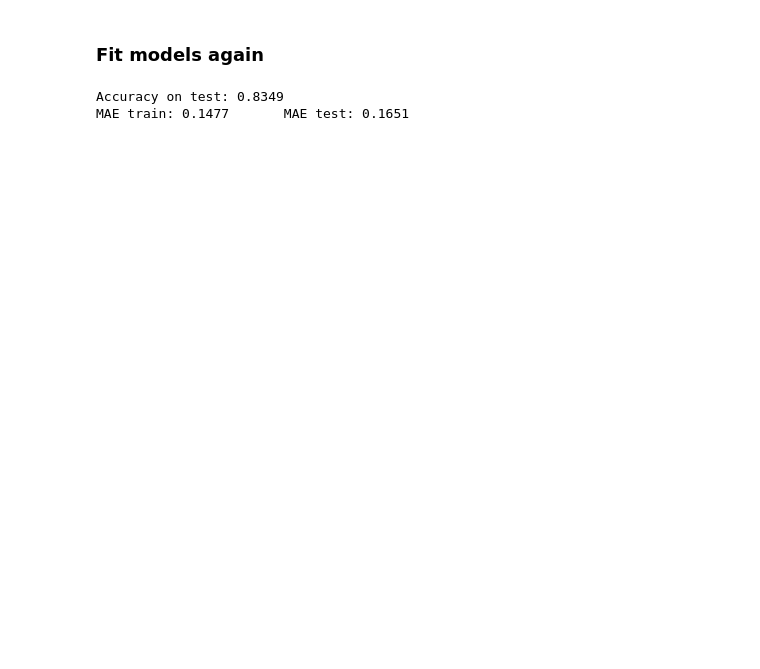
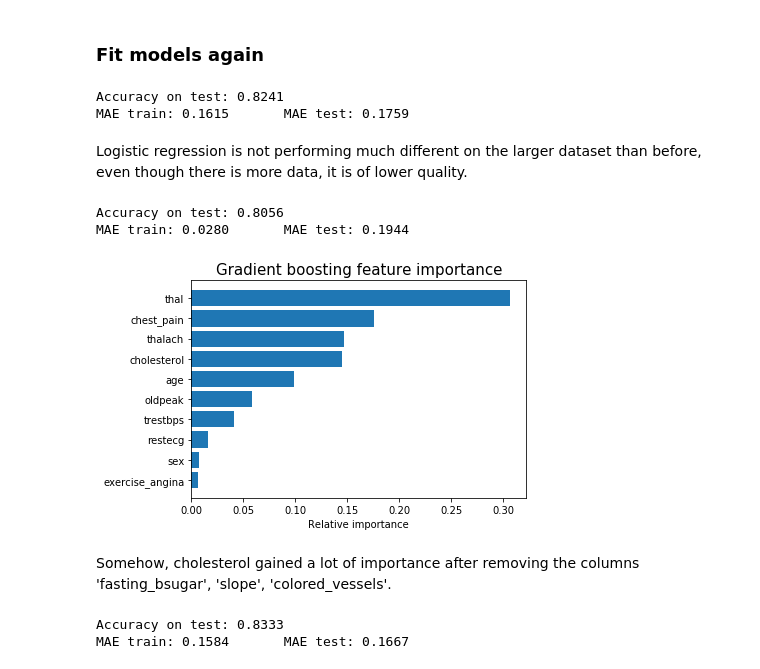
Before and after one commit to adelaidaCreosteanu/heart-disease-notebook, a Jupyter notebook: Solution.ipynb, the cells around one changed output. Saved outputs shown, nothing was run; the diff lists cells and outputs as text; code cells hidden in the pictures; blank space fills up the shorter version.

```diff
--- a/Solution.ipynb
+++ b/Solution.ipynb
@@ -321,11 +333,28 @@ memory usage: 37.7+ KB
 # %% [markdown]
 ### Fit models again
 # %%
-x = alldata.loc[:, :'thal'].values
-y = alldata.loc[:, 'target'].values
-x_train, x_test, y_train, y_test = train_test_split(x, y)
-
-fit_and_print_performance(LogisticRegression(solver='liblinear'))
+all_x = alldata.loc[:, :'thal'].values
+all_y = alldata.loc[:, 'target'].values
+all_x_train, all_x_test, all_y_train, all_y_test = train_test_split(all_x, all_y)
-# %% [output]
-Accuracy on test: 0.8349
-MAE train: 0.1477       MAE test: 0.1651
+# %%
+fit_and_print_performance(LogisticRegression(solver='liblinear'), all_x_train, all_x_test, all_y_train, all_y_test)
+# %% [output]
+Accuracy on test: 0.8241
+MAE train: 0.1615       MAE test: 0.1759
+# %% [markdown]
+Logistic regression is not performing much different on the larger dataset than before, even though there is more data, it is of lower quality.
+# %%
+gdboost = GradientBoostingClassifier()
+fit_and_print_performance(gdboost, all_x_train, all_x_test, all_y_train, all_y_test)
+plot_feature_importance(list(alldata), gdboost.feature_importances_, 'Gradient boosting')
+# %% [output]
+Accuracy on test: 0.8056
+MAE train: 0.0280       MAE test: 0.1944
+[figure, added]
+# %% [markdown]
+Somehow, cholesterol gained a lot of importance after removing the columns 'fasting_bsugar', 'slope', 'colored_vessels'.
+# %%
+fit_and_print_performance(GaussianNB(), all_x_train, all_x_test, all_y_train, all_y_test)
+# %% [output]
+Accuracy on test: 0.8333
+MAE train: 0.1584       MAE test: 0.1667
```
Also changed, not shown: parts of 42 cells of this notebook.
